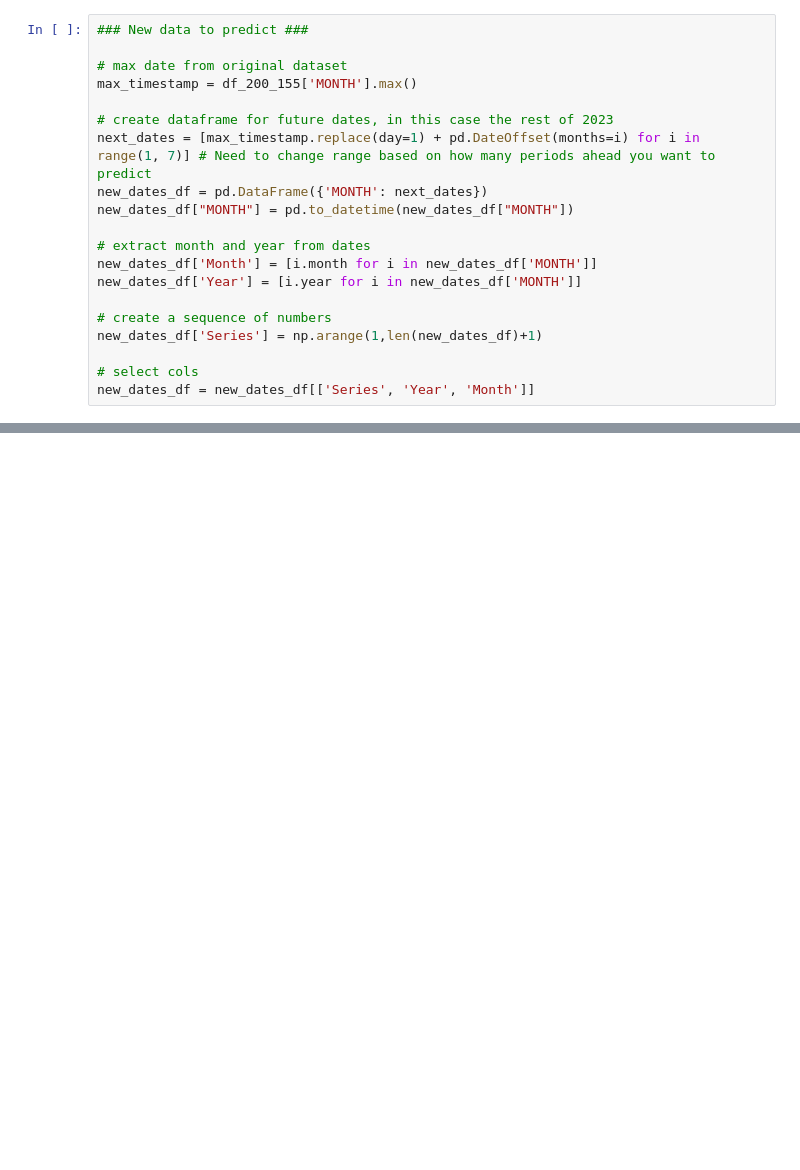
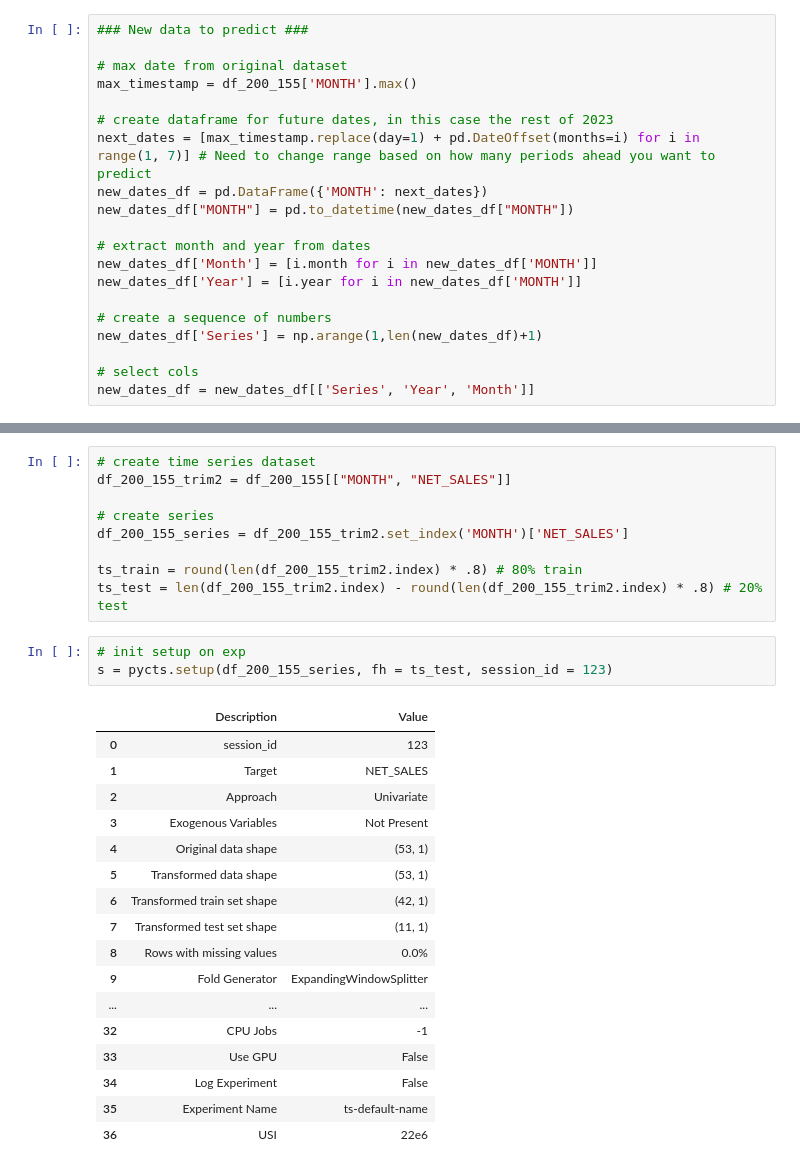
Before and after one commit to crudek13/practical, a Jupyter notebook: python_fcast/vm_forecasting_v2.ipynb, the cells around one changed output, grey strips where cells are left out. Cells and saved outputs as stored; diff of their text form; blank space fills up the shorter version.

```diff
--- a/python_fcast/vm_forecasting_v2.ipynb
+++ b/python_fcast/vm_forecasting_v2.ipynb
@@ -211,0 +237,30 @@ predictions = predict_model(regress_best, data = new_dates_df)
+# %%
+# create time series dataset
+df_200_155_trim2 = df_200_155[["MONTH", "NET_SALES"]]
+
+# create series
+df_200_155_series = df_200_155_trim2.set_index('MONTH')['NET_SALES']
+
+ts_train = round(len(df_200_155_trim2.index) * .8) # 80% train
+ts_test = len(df_200_155_trim2.index) - round(len(df_200_155_trim2.index) * .8) # 20% test
+# %%
+# init setup on exp
+s = pycts.setup(df_200_155_series, fh = ts_test, session_id = 123)
+# %% [output]
+|  | Description | Value |
+| 0 | session_id | 123 |
+| 1 | Target | NET_SALES |
+| 2 | Approach | Univariate |
+| 3 | Exogenous Variables | Not Present |
+| 4 | Original data shape | (53, 1) |
+| 5 | Transformed data shape | (53, 1) |
+| 6 | Transformed train set shape | (42, 1) |
+| 7 | Transformed test set shape | (11, 1) |
+| 8 | Rows with missing values | 0.0% |
+| 9 | Fold Generator | ExpandingWindowSplitter |
+| ... | ... | ... |
+| 32 | CPU Jobs | -1 |
+| 33 | Use GPU | False |
+| 34 | Log Experiment | False |
+| 35 | Experiment Name | ts-default-name |
+| 36 | USI | 22e6 |
```
Also changed, not shown: parts of 12 cells of this notebook, 2 other files.
